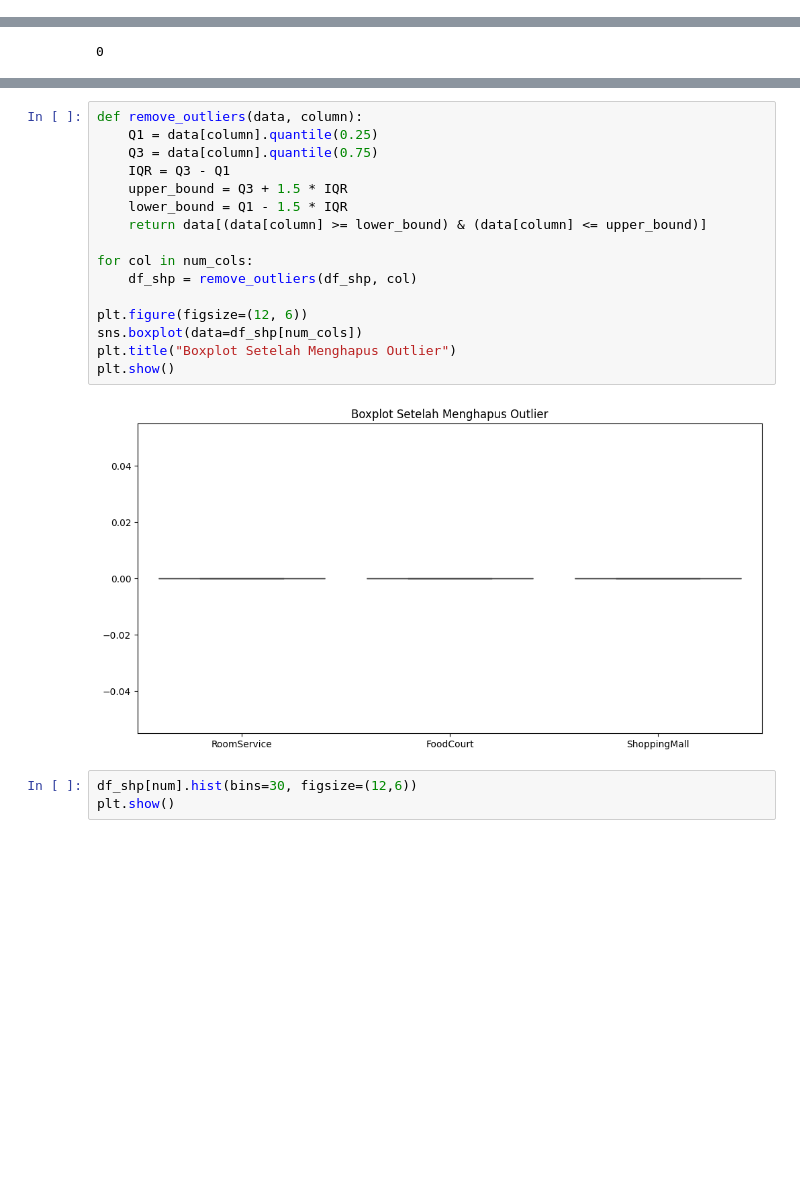
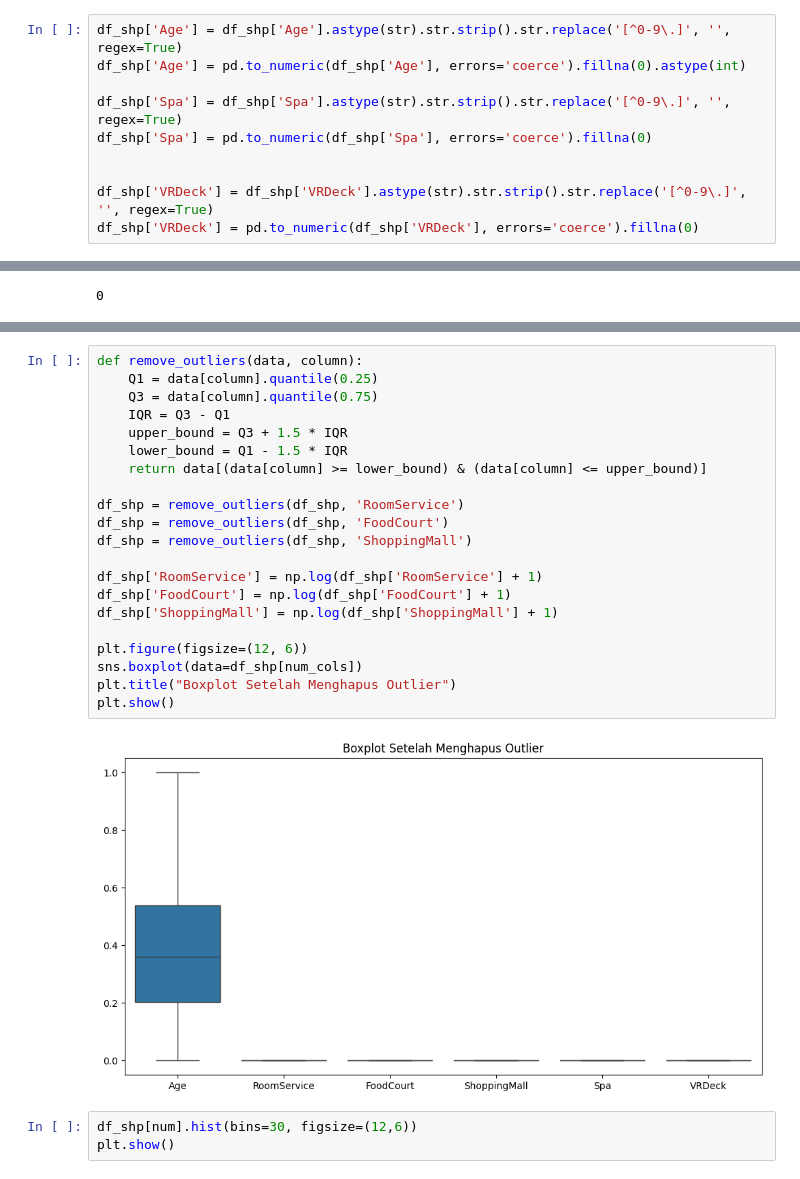
Before and after one commit to Kidar12/GDGoC_ML_Assignment-2, a Jupyter notebook: Dataset_SHP.ipynb, the cells around one changed output, grey strips where cells are left out. Saved outputs shown, nothing was run; the diff lists cells and outputs as text; blank space fills up the shorter version.

```diff
--- a/Dataset_SHP.ipynb
+++ b/Dataset_SHP.ipynb
@@ -48,6 +48,16 @@ df_shp.head(10)
 | 7 | Europa | True | B/1/P | TRAPPIST-1e | 34.0 | False | 0.0 | 0.0 | NaN | ... |
 | 8 | Europa | False | B/1/P | 55 Cancri e | 45.0 | False | 39.0 | 7295.0 | 589.0 | ... |
 | 9 | Mars | False | F/1/P | TRAPPIST-1e | 32.0 | False | 73.0 | 0.0 | 1123.0 | ... |
+# %%
+df_shp['Age'] = df_shp['Age'].astype(str).str.strip().str.replace('[^0-9\.]', '', regex=True)
+df_shp['Age'] = pd.to_numeric(df_shp['Age'], errors='coerce').fillna(0).astype(int)
+
+df_shp['Spa'] = df_shp['Spa'].astype(str).str.strip().str.replace('[^0-9\.]', '', regex=True)
+df_shp['Spa'] = pd.to_numeric(df_shp['Spa'], errors='coerce').fillna(0)
+
+
+df_shp['VRDeck'] = df_shp['VRDeck'].astype(str).str.strip().str.replace('[^0-9\.]', '', regex=True)
+df_shp['VRDeck'] = pd.to_numeric(df_shp['VRDeck'], errors='coerce').fillna(0)
 # %%
 df_shp.info()
 # %% [output]
@@ -183,21 +195,26 @@ plt.show()
 # %%
 def remove_outliers(data, column):
     Q1 = data[column].quantile(0.25)
     Q3 = data[column].quantile(0.75)
     IQR = Q3 - Q1
     upper_bound = Q3 + 1.5 * IQR
     lower_bound = Q1 - 1.5 * IQR
     return data[(data[column] >= lower_bound) & (data[column] <= upper_bound)]
 
-for col in num_cols:
-    df_shp = remove_outliers(df_shp, col)
+df_shp = remove_outliers(df_shp, 'RoomService')
+df_shp = remove_outliers(df_shp, 'FoodCourt')
+df_shp = remove_outliers(df_shp, 'ShoppingMall')
+
+df_shp['RoomService'] = np.log(df_shp['RoomService'] + 1)
+df_shp['FoodCourt'] = np.log(df_shp['FoodCourt'] + 1)
+df_shp['ShoppingMall'] = np.log(df_shp['ShoppingMall'] + 1)
 
 plt.figure(figsize=(12, 6))
 sns.boxplot(data=df_shp[num_cols])
 plt.title("Boxplot Setelah Menghapus Outlier")
 plt.show()
 # %% [output]
-[figure, old version]
+[figure, new version]
 # %%
 df_shp[num].hist(bins=30, figsize=(12,6))
 plt.show()
```
Also changed, not shown: parts of 13 cells of this notebook.
